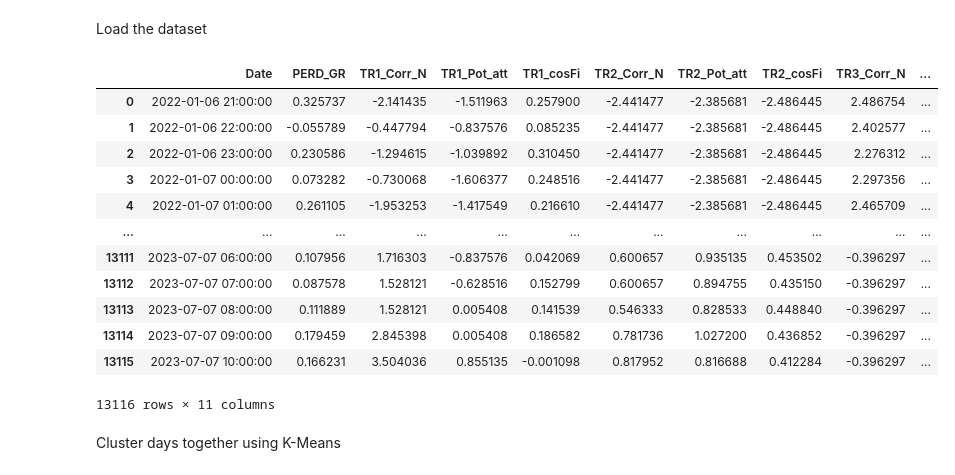
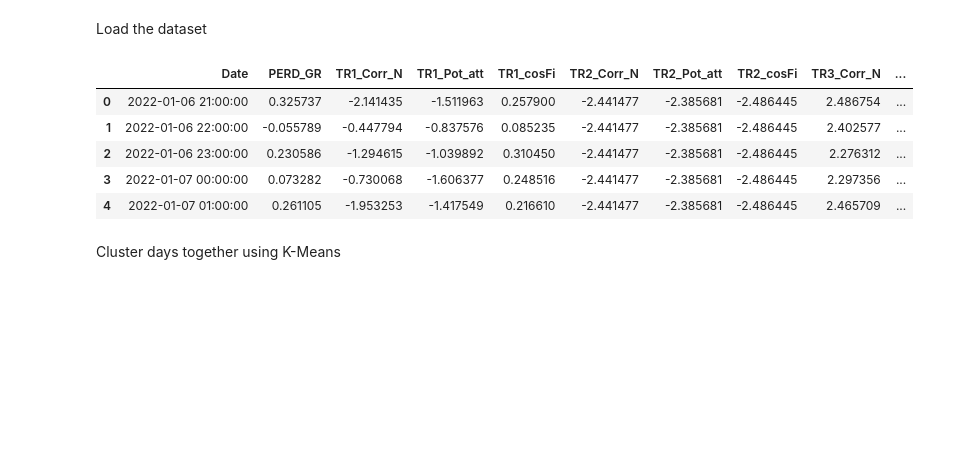
Before and after one commit to Matt17BR/ml4ds2324_cluster_analysis, a Jupyter notebook: scripts/cluster_analysis.ipynb, the cells around one changed output. Cells and saved outputs as stored; diff of their text form; code cells hidden in the pictures; blank space fills up the shorter version.

```diff
--- a/scripts/cluster_analysis.ipynb
+++ b/scripts/cluster_analysis.ipynb
@@ -3,26 +3,19 @@ Load the dataset
 # %%
 import pandas as pd
 import os
 
 path = os.path.join('..','results','dataset_with_noNA.csv')
 wide_standardized_noNA = pd.read_csv(path)
 wide_standardized_noNA['Date'] = pd.to_datetime(wide_standardized_noNA['Date'])
 
-wide_standardized_noNA
+wide_standardized_noNA.head()
 # %% [output]
 |  | Date | PERD_GR | TR1_Corr_N | TR1_Pot_att | TR1_cosFi | TR2_Corr_N | TR2_Pot_att | TR2_cosFi | TR3_Corr_N | ... |
 | 0 | 2022-01-06 21:00:00 | 0.325737 | -2.141435 | -1.511963 | 0.257900 | -2.441477 | -2.385681 | -2.486445 | 2.486754 | ... |
 | 1 | 2022-01-06 22:00:00 | -0.055789 | -0.447794 | -0.837576 | 0.085235 | -2.441477 | -2.385681 | -2.486445 | 2.402577 | ... |
 | 2 | 2022-01-06 23:00:00 | 0.230586 | -1.294615 | -1.039892 | 0.310450 | -2.441477 | -2.385681 | -2.486445 | 2.276312 | ... |
 | 3 | 2022-01-07 00:00:00 | 0.073282 | -0.730068 | -1.606377 | 0.248516 | -2.441477 | -2.385681 | -2.486445 | 2.297356 | ... |
 | 4 | 2022-01-07 01:00:00 | 0.261105 | -1.953253 | -1.417549 | 0.216610 | -2.441477 | -2.385681 | -2.486445 | 2.465709 | ... |
-| ... | ... | ... | ... | ... | ... | ... | ... | ... | ... | ... |
-| 13111 | 2023-07-07 06:00:00 | 0.107956 | 1.716303 | -0.837576 | 0.042069 | 0.600657 | 0.935135 | 0.453502 | -0.396297 | ... |
-| 13112 | 2023-07-07 07:00:00 | 0.087578 | 1.528121 | -0.628516 | 0.152799 | 0.600657 | 0.894755 | 0.435150 | -0.396297 | ... |
-| 13113 | 2023-07-07 08:00:00 | 0.111889 | 1.528121 | 0.005408 | 0.141539 | 0.546333 | 0.828533 | 0.448840 | -0.396297 | ... |
-| 13114 | 2023-07-07 09:00:00 | 0.179459 | 2.845398 | 0.005408 | 0.186582 | 0.781736 | 1.027200 | 0.436852 | -0.396297 | ... |
-| 13115 | 2023-07-07 10:00:00 | 0.166231 | 3.504036 | 0.855135 | -0.001098 | 0.817952 | 0.816688 | 0.412284 | -0.396297 | ... |
-13116 rows × 11 columns
 # %% [markdown]
 Cluster days together using K-Means
 # %%
```
Also changed, not shown: parts of 8 cells of this notebook.
